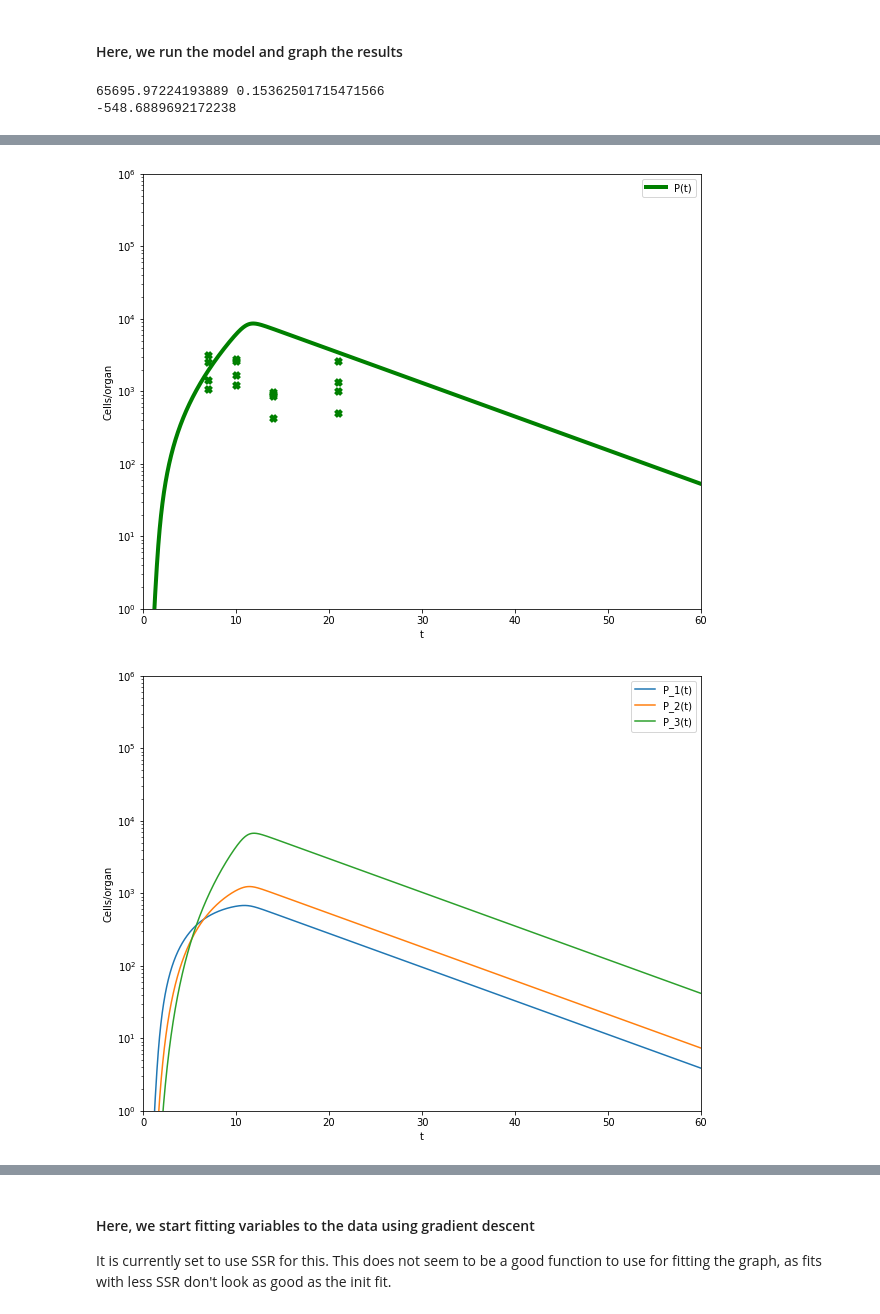
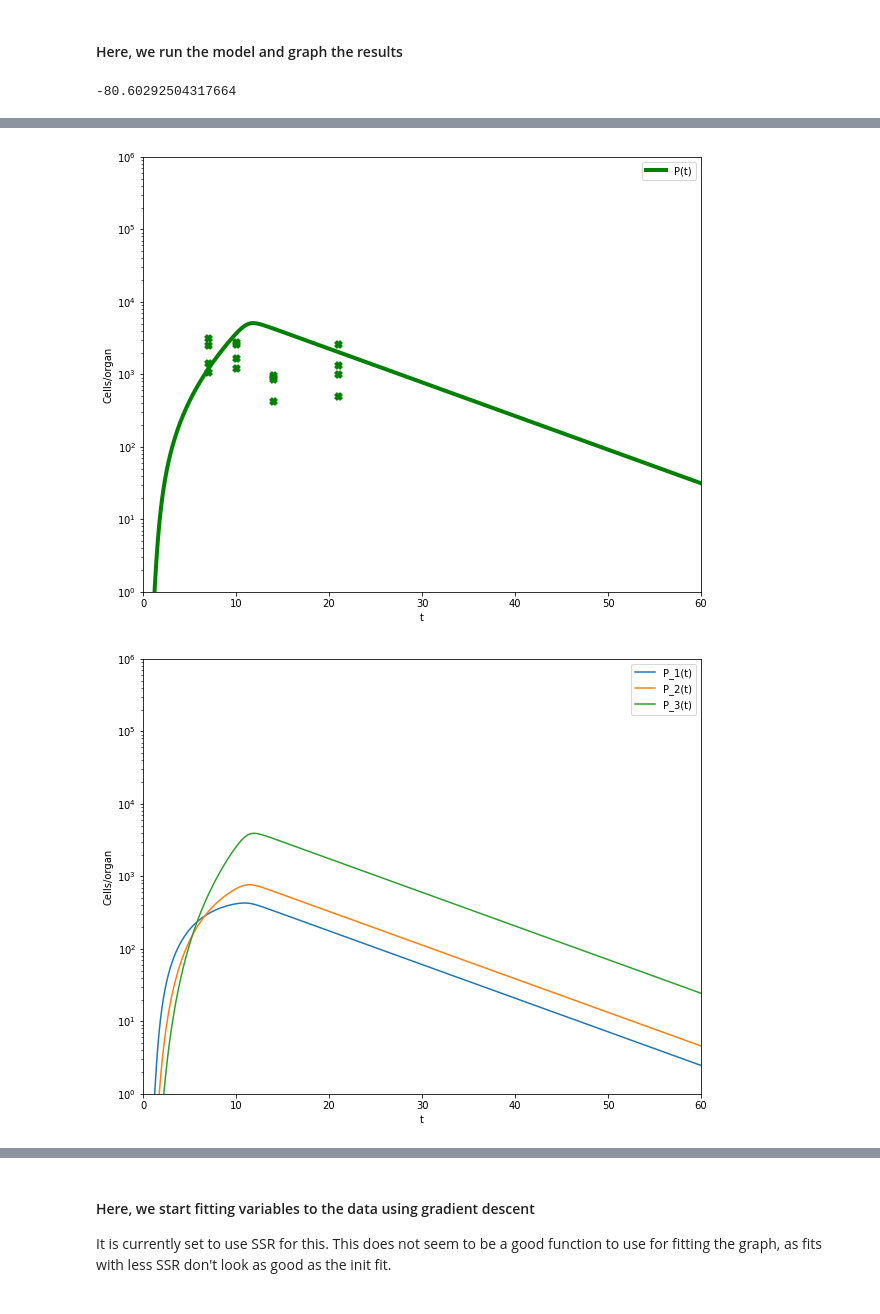
Before and after one commit to 6a6c/BCells, a Jupyter notebook: affinity-model.ipynb, the cells around one changed output, grey strips where cells are left out. Cells and saved outputs as stored; diff of their text form; code cells hidden in the pictures.

```diff
--- a/affinity-model.ipynb
+++ b/affinity-model.ipynb
@@ -371,20 +336,20 @@ print(NLL(vInit))
 # here are the variables w/ the lowest SSR i got with gradient descent. SSR: 5.148666e+11
 # (71.59205434857685, 0.06806932130591119, 0.2104126492314999, 0.09116913023495661, 0.08178938340112435, 0.10701968476189978, 0.17310394397234516, 7.049336642090847, 7.10792496e-05, 1.8724084774374178e-11, 5.252497501199031, 2.1041403856757808, 1.7679069783484835, 12265000.0, 6.313904193296472, 0.19885356550859085, 0.135469, 0.409708)
 
-euler(vInit)
-print(NLL(vInit))
+euler(v)
+print(NLL(v))
 
 # Graph of antigens available
 fig1 = plt.figure()
 fig1.set_size_inches(10,8)
 
-plt.plot(tarr, Aarr, label = "A(t)", linewidth = 4)
-plt.plot(tarr, A_garr, label = "A_g(t)", linewidth = 4)
+plt.plot(tarr, Aarr, label = "A(t)", linewidth = 2)
+plt.plot(tarr, A_garr, label = "A_g(t)", linewidth = 2)
 
 plt.xlabel("t")
 plt.ylabel("Antigens available")
 
-plt.axis([t0, 60, 0, 1])
+plt.axis([t0, tF, 0, 1])
 
 plt.legend()
 plt.show()
@@ -394,7 +359,7 @@ plt.show()
 fig2 = plt.figure()
 fig2.set_size_inches(10,8)
 
-plt.plot(tarr, Barr, linewidth = 4, label = "B(t)", color = 'black')
+plt.plot(tarr, Barr, linewidth = 4, label = "B(t) + B(0)", color = 'black')
 plt.scatter(Stimes, Spb, linewidth = 4, marker = 'x', color = 'black')
 
 plt.xlabel("t")
@@ -479,11 +444,11 @@ fig7 = plt.figure()
 fig7.set_size_inches(10,8)
 
 plt.plot(tarr, calcAA()[0], label = "B(t)", color = 'black')
-#plt.scatter(Sapbt, Sapb, marker = 'x', color = 'black')
+plt.scatter(Sapbt, Sapb, marker = 'x', color = 'black')
 plt.plot(tarr, calcAA()[1], label = "G(t)", color = 'red')
 plt.scatter(Sagct, Sagc, marker = 'x', color = 'red')
 plt.plot(tarr, calcAA()[2], label = "M(t)", color = 'blue')
-#plt.scatter(Samct, Samc, marker = 'x', color = 'blue')
+plt.scatter(Samct, Samc, marker = 'x', color = 'blue')
 plt.plot(tarr, calcAA()[3], label = "P(t)", color = 'green')
 plt.scatter(Sapct, Sapc, marker = 'x', color = 'green')
 
@@ -495,5 +460,4 @@ plt.axis([t0, tF, 1.0, 3.0])
 plt.legend()
 plt.show()
 # %% [output]
-65695.97224193889 0.15362501715471566
--548.6889692172238
+-80.60292504317664
@@ -504,2 +468,2 @@ plt.show()
-[figure, old version]
+[figure, new version]
-[figure, old version]
+[figure, new version]
```
Also changed, not shown: parts of 10 cells of this notebook, 13 other files.
